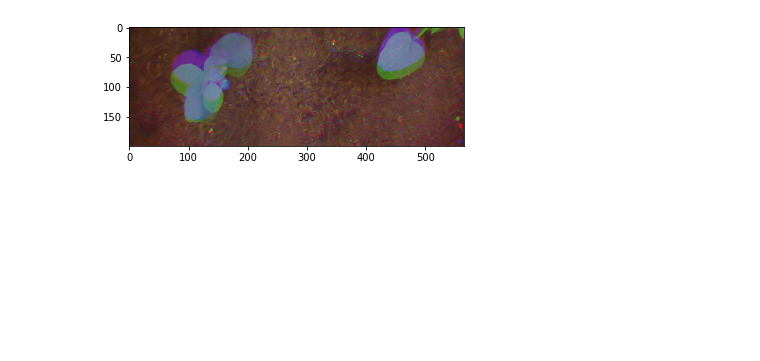
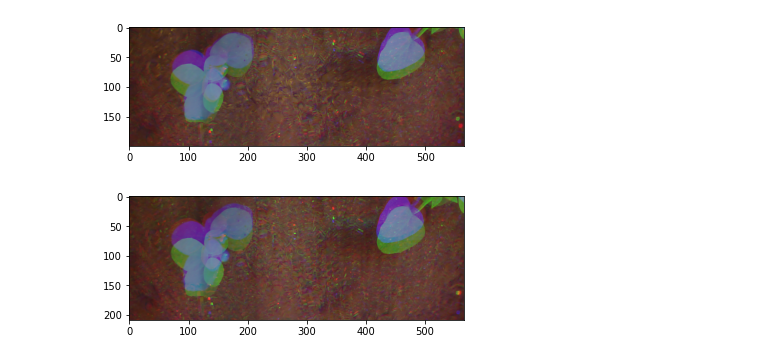
Before and after one commit to filipemarinho/image-alignment, a Jupyter notebook: alignment.ipynb, the cells around one changed output. Cells and saved outputs as stored; diff of their text form; code cells hidden in the pictures; blank space fills up the shorter version.

```diff
--- a/alignment.ipynb
+++ b/alignment.ipynb
@@ -193,3 +194,9 @@ plt.imshow(merged)
 plt.show()
 # %% [output]
 [figure]
+# %%
+merged = cv2.merge([spectral_dict["R"], spectral_dict["G"], spectral_dict["IR"]])
+plt.imshow(merged)
+plt.show()
+# %% [output]
+[figure, added]
```
Also changed, not shown: parts of 3 cells of this notebook.
